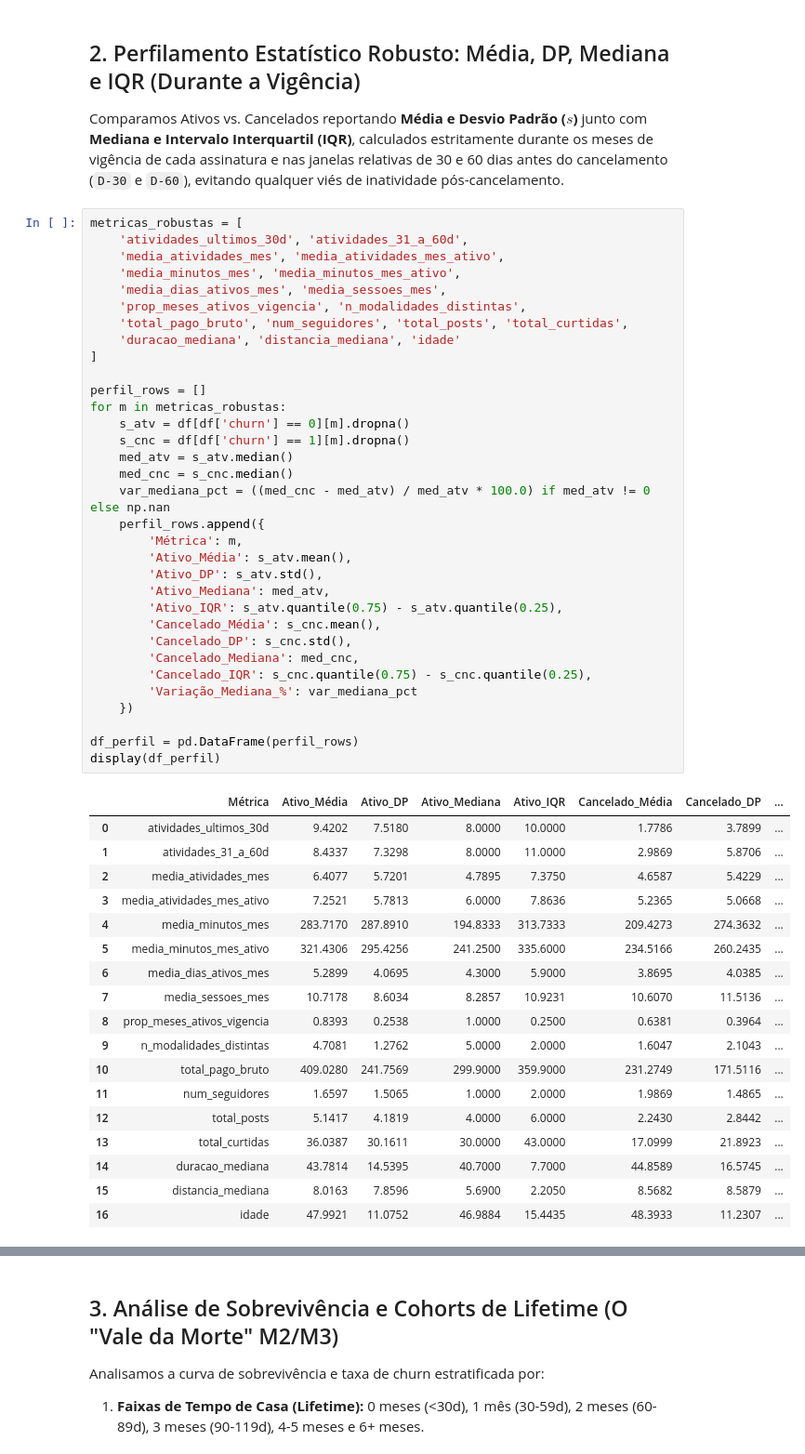
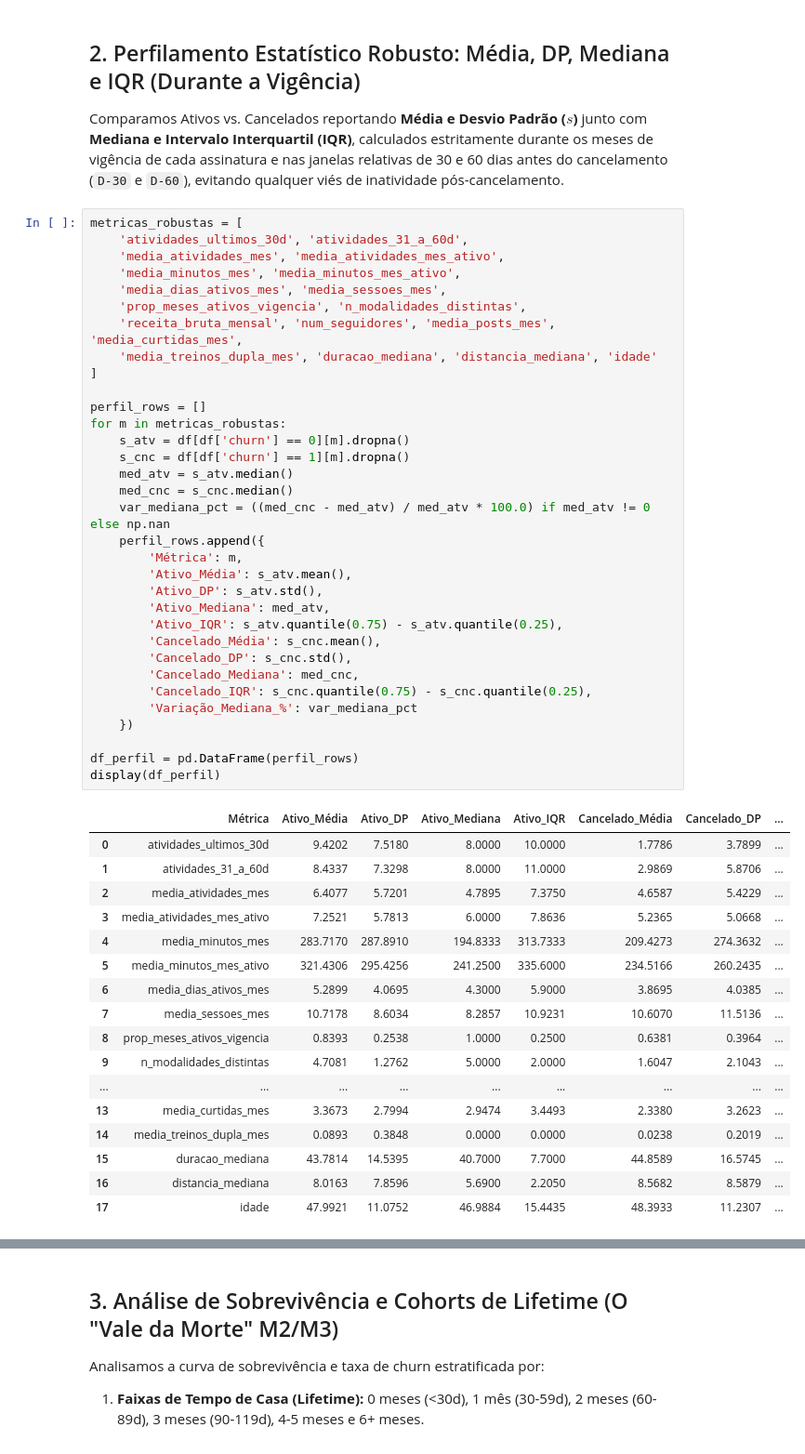
Before and after one commit to batalhasgabriele/Vitaliza, a Jupyter notebook: notebooks/02_eda_e_hipoteses.ipynb, the cells around one changed output, grey strips where cells are left out. Shown at 93% size. Saved outputs shown, nothing was run; the diff lists cells and outputs as text.

```diff
--- a/notebooks/02_eda_e_hipoteses.ipynb
+++ b/notebooks/02_eda_e_hipoteses.ipynb
@@ -64,8 +65,8 @@ metricas_robustas = [
     'media_minutos_mes', 'media_minutos_mes_ativo',
     'media_dias_ativos_mes', 'media_sessoes_mes',
     'prop_meses_ativos_vigencia', 'n_modalidades_distintas',
-    'total_pago_bruto', 'num_seguidores', 'total_posts', 'total_curtidas',
-    'duracao_mediana', 'distancia_mediana', 'idade'
+    'receita_bruta_mensal', 'num_seguidores', 'media_posts_mes', 'media_curtidas_mes',
+    'media_treinos_dupla_mes', 'duracao_mediana', 'distancia_mediana', 'idade'
 ]
 
 perfil_rows = []
@@ -75,40 +76,39 @@ for m in metricas_robustas:
     med_atv = s_atv.median()
     med_cnc = s_cnc.median()
     var_mediana_pct = ((med_cnc - med_atv) / med_atv * 100.0) if med_atv != 0 else np.nan
     perfil_rows.append({
         'Métrica': m,
         'Ativo_Média': s_atv.mean(),
         'Ativo_DP': s_atv.std(),
         'Ativo_Mediana': med_atv,
         'Ativo_IQR': s_atv.quantile(0.75) - s_atv.quantile(0.25),
         'Cancelado_Média': s_cnc.mean(),
         'Cancelado_DP': s_cnc.std(),
         'Cancelado_Mediana': med_cnc,
         'Cancelado_IQR': s_cnc.quantile(0.75) - s_cnc.quantile(0.25),
         'Variação_Mediana_%': var_mediana_pct
     })
 
 df_perfil = pd.DataFrame(perfil_rows)
 display(df_perfil)
 # %% [output]
 |  | Métrica | Ativo_Média | Ativo_DP | Ativo_Mediana | Ativo_IQR | Cancelado_Média | Cancelado_DP | ... |
 | 0 | atividades_ultimos_30d | 9.4202 | 7.5180 | 8.0000 | 10.0000 | 1.7786 | 3.7899 | ... |
 | 1 | atividades_31_a_60d | 8.4337 | 7.3298 | 8.0000 | 11.0000 | 2.9869 | 5.8706 | ... |
 | 2 | media_atividades_mes | 6.4077 | 5.7201 | 4.7895 | 7.3750 | 4.6587 | 5.4229 | ... |
 | 3 | media_atividades_mes_ativo | 7.2521 | 5.7813 | 6.0000 | 7.8636 | 5.2365 | 5.0668 | ... |
 | 4 | media_minutos_mes | 283.7170 | 287.8910 | 194.8333 | 313.7333 | 209.4273 | 274.3632 | ... |
 | 5 | media_minutos_mes_ativo | 321.4306 | 295.4256 | 241.2500 | 335.6000 | 234.5166 | 260.2435 | ... |
 | 6 | media_dias_ativos_mes | 5.2899 | 4.0695 | 4.3000 | 5.9000 | 3.8695 | 4.0385 | ... |
 | 7 | media_sessoes_mes | 10.7178 | 8.6034 | 8.2857 | 10.9231 | 10.6070 | 11.5136 | ... |
 | 8 | prop_meses_ativos_vigencia | 0.8393 | 0.2538 | 1.0000 | 0.2500 | 0.6381 | 0.3964 | ... |
 | 9 | n_modalidades_distintas | 4.7081 | 1.2762 | 5.0000 | 2.0000 | 1.6047 | 2.1043 | ... |
-| 10 | total_pago_bruto | 409.0280 | 241.7569 | 299.9000 | 359.9000 | 231.2749 | 171.5116 | ... |
-| 11 | num_seguidores | 1.6597 | 1.5065 | 1.0000 | 2.0000 | 1.9869 | 1.4865 | ... |
-| 12 | total_posts | 5.1417 | 4.1819 | 4.0000 | 6.0000 | 2.2430 | 2.8442 | ... |
-| 13 | total_curtidas | 36.0387 | 30.1611 | 30.0000 | 43.0000 | 17.0999 | 21.8923 | ... |
-| 14 | duracao_mediana | 43.7814 | 14.5395 | 40.7000 | 7.7000 | 44.8589 | 16.5745 | ... |
-| 15 | distancia_mediana | 8.0163 | 7.8596 | 5.6900 | 2.2050 | 8.5682 | 8.5879 | ... |
-| 16 | idade | 47.9921 | 11.0752 | 46.9884 | 15.4435 | 48.3933 | 11.2307 | ... |
+| ... | ... | ... | ... | ... | ... | ... | ... | ... |
+| 13 | media_curtidas_mes | 3.3673 | 2.7994 | 2.9474 | 3.4493 | 2.3380 | 3.2623 | ... |
+| 14 | media_treinos_dupla_mes | 0.0893 | 0.3848 | 0.0000 | 0.0000 | 0.0238 | 0.2019 | ... |
+| 15 | duracao_mediana | 43.7814 | 14.5395 | 40.7000 | 7.7000 | 44.8589 | 16.5745 | ... |
+| 16 | distancia_mediana | 8.0163 | 7.8596 | 5.6900 | 2.2050 | 8.5682 | 8.5879 | ... |
+| 17 | idade | 47.9921 | 11.0752 | 46.9884 | 15.4435 | 48.3933 | 11.2307 | ... |
 # %%
 fig, axes = plt.subplots(2, 2, figsize=(14, 10))
 df['status_label'] = df['churn'].map({0: 'Ativo (Base Set/26)', 1: 'Cancelado'})
```
Also changed, not shown: parts of 3 cells of this notebook, 9 other files.
